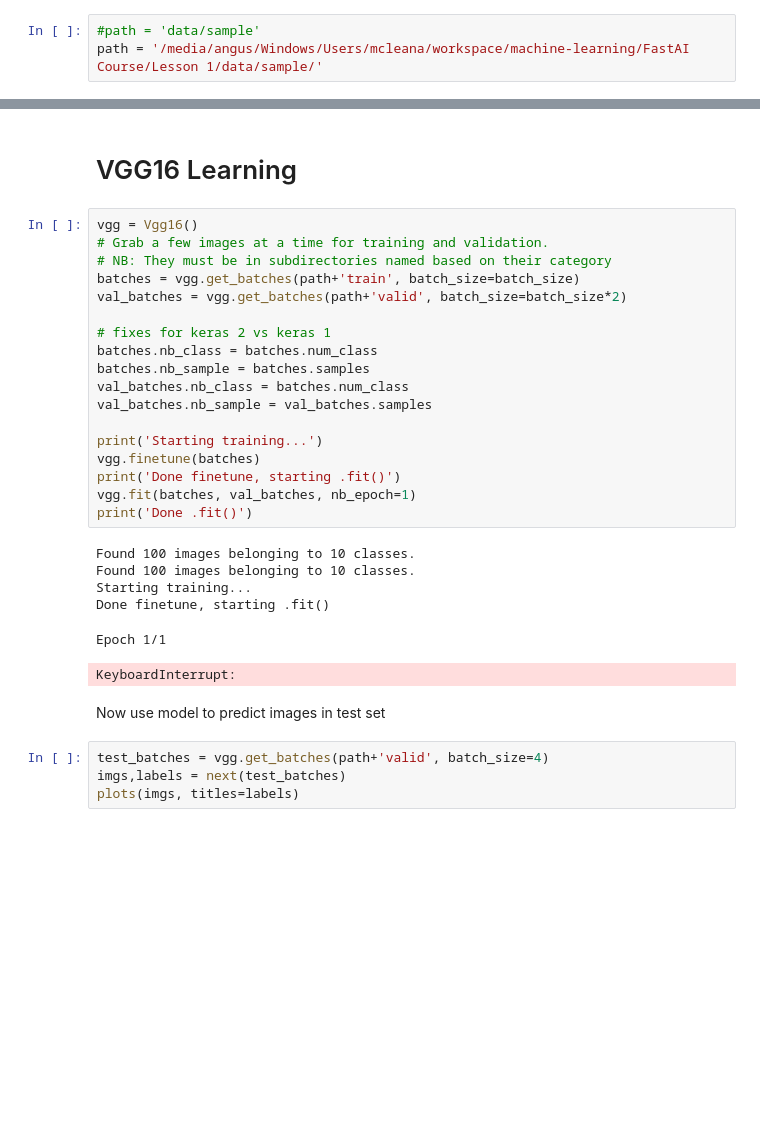
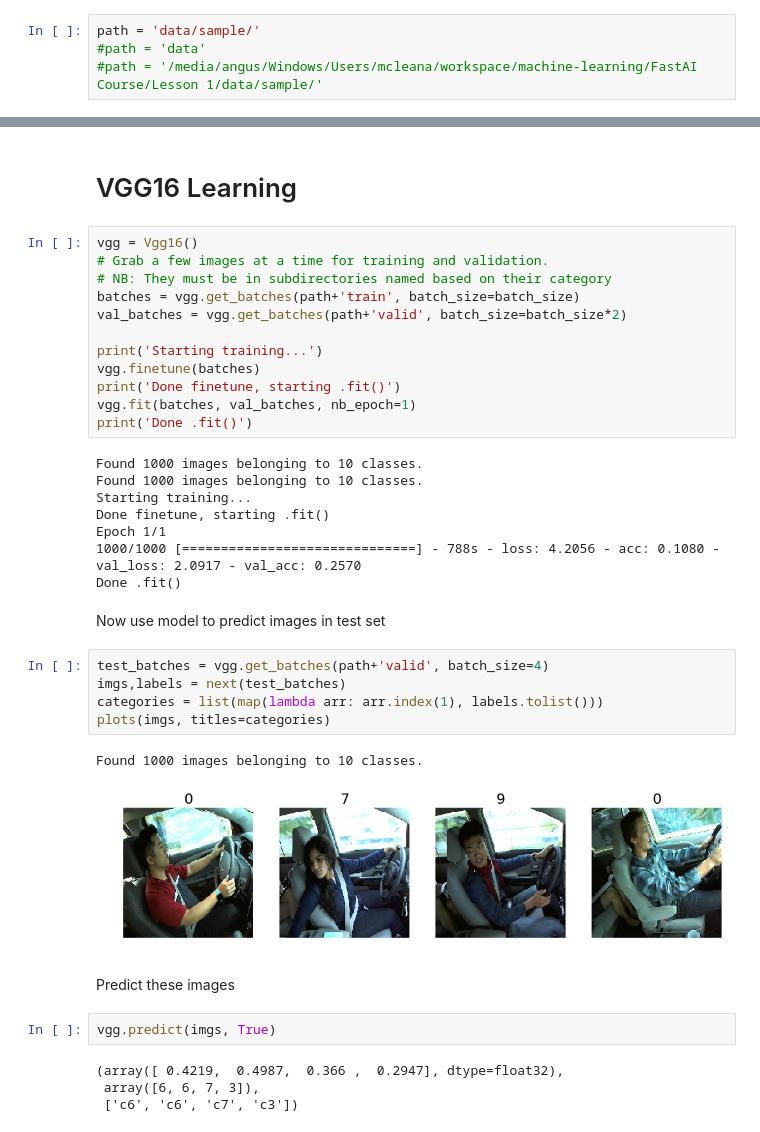
Before and after one commit to Angus-McLean/FastAI-Course, a Jupyter notebook: Lesson 1/Image Classification.ipynb, the cells around one changed output, grey strips where cells are left out. Drawn from its saved outputs; the diff is of its cells as text; blank space fills up the shorter version.

```diff
--- a/Lesson 1/Image Classification.ipynb
+++ b/Lesson 1/Image Classification.ipynb
@@ -67,8 +50,9 @@ Allows plots to be displayed right in the jupyter notebook
 # %% [markdown]
 Use path variable to easily switch between sub-sample (for speed) and full dataset
 # %%
-#path = 'data/sample'
-path = '/media/angus/Windows/Users/mcleana/workspace/machine-learning/FastAI Course/Lesson 1/data/sample/'
+path = 'data/sample/'
+#path = 'data'
+#path = '/media/angus/Windows/Users/mcleana/workspace/machine-learning/FastAI Course/Lesson 1/data/sample/'
 # %% [markdown]
 # Begining
 # %% [markdown]
@@ -116,27 +96,34 @@ vgg = Vgg16()
 batches = vgg.get_batches(path+'train', batch_size=batch_size)
 val_batches = vgg.get_batches(path+'valid', batch_size=batch_size*2)
 
-# fixes for keras 2 vs keras 1
-batches.nb_class = batches.num_class
-batches.nb_sample = batches.samples
-val_batches.nb_class = batches.num_class
-val_batches.nb_sample = val_batches.samples
-
 print('Starting training...')
 vgg.finetune(batches)
 print('Done finetune, starting .fit()')
 vgg.fit(batches, val_batches, nb_epoch=1)
 print('Done .fit()')
 # %% [output]
-Found 100 images belonging to 10 classes.
-Found 100 images belonging to 10 classes.
+Found 1000 images belonging to 10 classes.
+Found 1000 images belonging to 10 classes.
 Starting training...
 Done finetune, starting .fit()
+Epoch 1/1
+1000/1000 [==============================] - 788s - loss: 4.2056 - acc: 0.1080 - val_loss: 2.0917 - val_acc: 0.2570
+Done .fit()
-Epoch 1/1
-KeyboardInterrupt:
 # %% [markdown]
 Now use model to predict images in test set
 # %%
 test_batches = vgg.get_batches(path+'valid', batch_size=4)
 imgs,labels = next(test_batches)
-plots(imgs, titles=labels)
+categories = list(map(lambda arr: arr.index(1), labels.tolist()))
+plots(imgs, titles=categories)
+# %% [output]
+Found 1000 images belonging to 10 classes.
+[figure, added]
+# %% [markdown]
+Predict these images
+# %%
+vgg.predict(imgs, True)
+# %% [output]
+(array([ 0.4219,  0.4987,  0.366 ,  0.2947], dtype=float32),
+ array([6, 6, 7, 3]),
+ ['c6', 'c6', 'c7', 'c3'])
```
Also changed, not shown: parts of 4 cells of this notebook, 2 other files.
